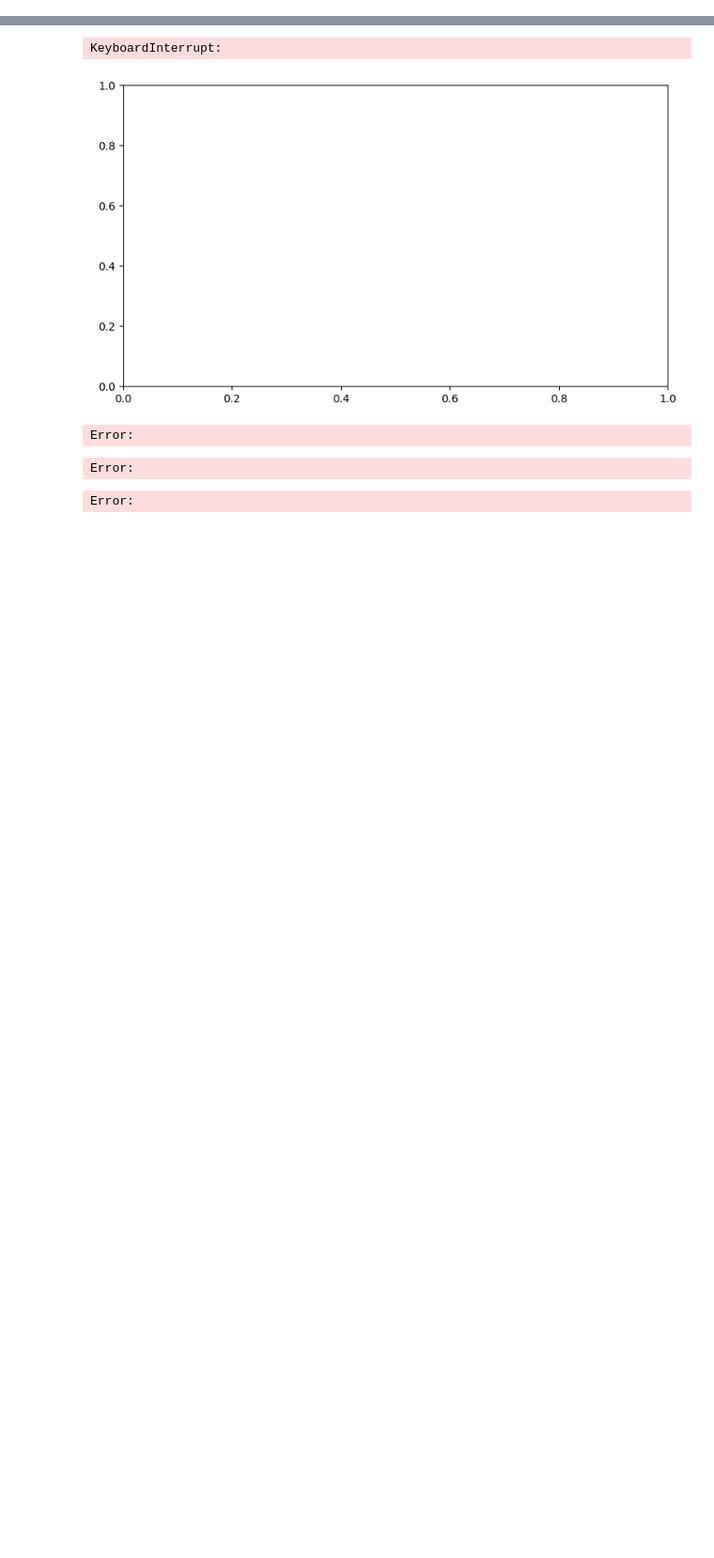
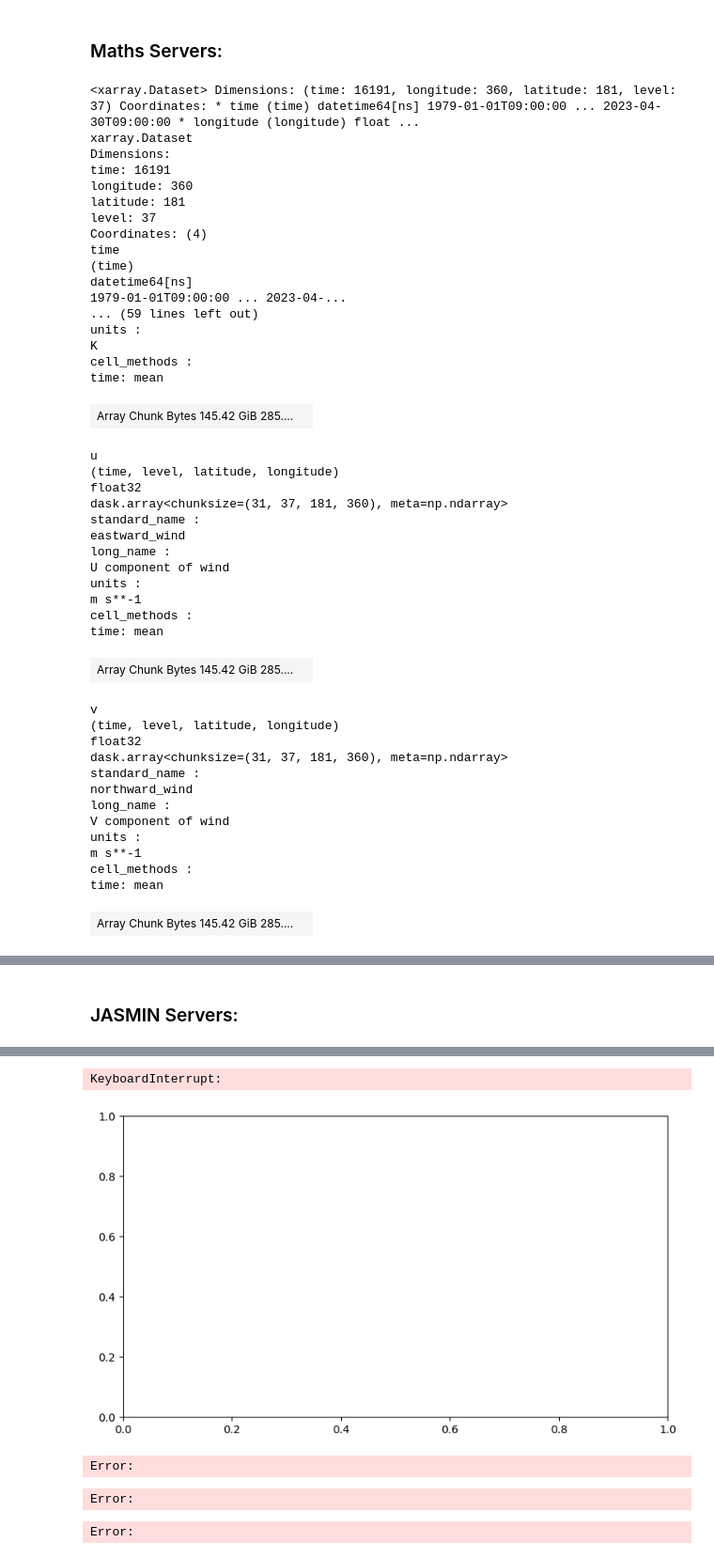
Before and after one commit to Caturrell/eddy_feedback, a Jupyter notebook: EPflux/era5.ipynb, the cells around one changed output, grey strips where cells are left out. Shown at 94% size. Cells and saved outputs as stored; diff of their text form; code cells hidden in the pictures; blank space fills up the shorter version.

```diff
--- a/EPflux/era5.ipynb
+++ b/EPflux/era5.ipynb
@@ -0,0 +3,57 @@
+# %% [markdown]
+### Maths Servers:
+# %%
+import sys
+sys.path.append('/home/links/ct715/eddy_feedback/')
+import functions.eddy_feedback as ef
+
+# import dataset for maths servers
+ds = xr.open_mfdataset('/home/links/ct715/eddy_feedback/daily_datasets/era5daily_uvt.nc',
+                            parallel=True, chunks={'time': 31})
+
+ds
+# %% [output]
+<xarray.Dataset> Dimensions: (time: 16191, longitude: 360, latitude: 181, level: 37) Coordinates: * time (time) datetime64[ns] 1979-01-01T09:00:00 ... 2023-04-30T09:00:00 * longitude (longitude) float ...
+xarray.Dataset
+Dimensions:
+time: 16191
+longitude: 360
+latitude: 181
+level: 37
+Coordinates: (4)
+time
+(time)
+datetime64[ns]
+1979-01-01T09:00:00 ... 2023-04-...
+... (59 lines left out)
+units :
+K
+cell_methods :
+time: mean
+| Array Chunk Bytes 145.42 GiB 285.... |  |
+u
+(time, level, latitude, longitude)
+float32
+dask.array<chunksize=(31, 37, 181, 360), meta=np.ndarray>
+standard_name :
+eastward_wind
+long_name :
+U component of wind
+units :
+m s**-1
+cell_methods :
+time: mean
+| Array Chunk Bytes 145.42 GiB 285.... |  |
+v
+(time, level, latitude, longitude)
+float32
+dask.array<chunksize=(31, 37, 181, 360), meta=np.ndarray>
+standard_name :
+northward_wind
+long_name :
+V component of wind
+units :
+m s**-1
+cell_methods :
+time: mean
+| Array Chunk Bytes 145.42 GiB 285.... |  |
@@ -1 +74,3 @@
+# %% [markdown]
+### JASMIN Servers:
 # %%
```
Also changed, not shown: parts of 5 cells of this notebook, 4 other files.
